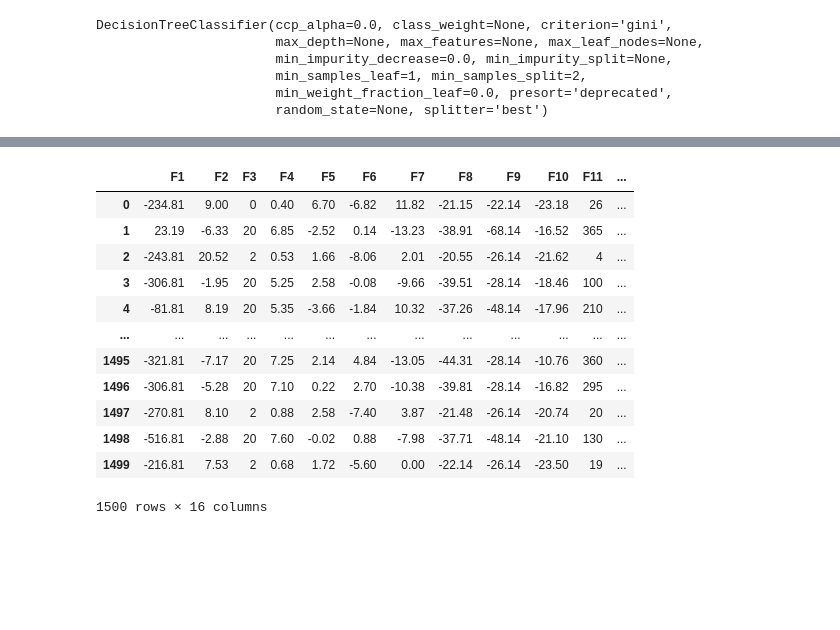
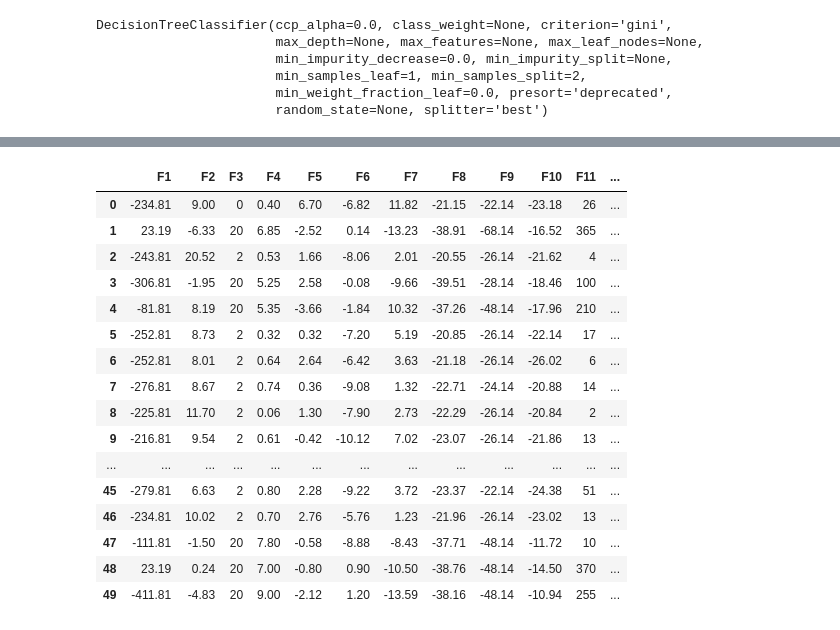
Before and after one commit to BlinkovYevhenGit/ML-techniques-for-TravelInsuranceCompany, a Jupyter notebook: Machine Learning/Assignment 1 ML/CE802_P2_Notebook/CE802_P2_Notebook.ipynb, the cells around one changed output, grey strips where cells are left out. Cells and saved outputs as stored; diff of their text form; code cells hidden in the pictures; blank space fills up the shorter version.

```diff
--- a/Machine Learning/Assignment 1 ML/CE802_P2_Notebook/CE802_P2_Notebook.ipynb
+++ b/Machine Learning/Assignment 1 ML/CE802_P2_Notebook/CE802_P2_Notebook.ipynb
@@ -308,5 +277,0 @@ test_data.to_csv(lin_file, sep=',')
-# %%
-y_pred_test = rbf.predict(X_test)
-y_pred_test
-for i in range(0,len(y_pred_test)):
-    test_data.loc[i,'Class']=y_pred_test[i]
@@ -339,22 +291,35 @@ from PIL import Image
 f = Image.open("Results/tree.tif").show()
-# %%
-y_predict_test = dtc.predict(X_test)
-for i in range(0,len(y_predict_test)):
-    test_data.loc[i,'Class']=y_predict_test[i]
+# %%
+test_data=test_data.drop(['Class'], axis=1)
+# %%
+y_predict_knn = knn.predict(X_test)
+y_pred_test_lin = lin.predict(X_test)
+y_pred_test_rbf=rbf.predict(X_test)
+y_predict_test_dtc = dtc.predict(X_test)
+
+for i in range(0,len(y_predict_knn)):
+    test_data.loc[i,'KNN Class']=y_predict_knn[i]
+    test_data.loc[i,'SVM(Linear) Class']=y_pred_test_lin[i]
+    test_data.loc[i,'SVM(rbf) Class']=y_pred_test_rbf[i]
+    test_data.loc[i,'Decision Tree Class']=y_predict_test_dtc[i]
 # %%
-test_data
+test_data.head(50)
 # %% [output]
 |  | F1 | F2 | F3 | F4 | F5 | F6 | F7 | F8 | F9 | F10 | F11 | ... |
 | 0 | -234.81 | 9.00 | 0 | 0.40 | 6.70 | -6.82 | 11.82 | -21.15 | -22.14 | -23.18 | 26 | ... |
 | 1 | 23.19 | -6.33 | 20 | 6.85 | -2.52 | 0.14 | -13.23 | -38.91 | -68.14 | -16.52 | 365 | ... |
 | 2 | -243.81 | 20.52 | 2 | 0.53 | 1.66 | -8.06 | 2.01 | -20.55 | -26.14 | -21.62 | 4 | ... |
 | 3 | -306.81 | -1.95 | 20 | 5.25 | 2.58 | -0.08 | -9.66 | -39.51 | -28.14 | -18.46 | 100 | ... |
 | 4 | -81.81 | 8.19 | 20 | 5.35 | -3.66 | -1.84 | 10.32 | -37.26 | -48.14 | -17.96 | 210 | ... |
+| 5 | -252.81 | 8.73 | 2 | 0.32 | 0.32 | -7.20 | 5.19 | -20.85 | -26.14 | -22.14 | 17 | ... |
+| 6 | -252.81 | 8.01 | 2 | 0.64 | 2.64 | -6.42 | 3.63 | -21.18 | -26.14 | -26.02 | 6 | ... |
+| 7 | -276.81 | 8.67 | 2 | 0.74 | 0.36 | -9.08 | 1.32 | -22.71 | -24.14 | -20.88 | 14 | ... |
+| 8 | -225.81 | 11.70 | 2 | 0.06 | 1.30 | -7.90 | 2.73 | -22.29 | -26.14 | -20.84 | 2 | ... |
+| 9 | -216.81 | 9.54 | 2 | 0.61 | -0.42 | -10.12 | 7.02 | -23.07 | -26.14 | -21.86 | 13 | ... |
 | ... | ... | ... | ... | ... | ... | ... | ... | ... | ... | ... | ... | ... |
-| 1495 | -321.81 | -7.17 | 20 | 7.25 | 2.14 | 4.84 | -13.05 | -44.31 | -28.14 | -10.76 | 360 | ... |
-| 1496 | -306.81 | -5.28 | 20 | 7.10 | 0.22 | 2.70 | -10.38 | -39.81 | -28.14 | -16.82 | 295 | ... |
-| 1497 | -270.81 | 8.10 | 2 | 0.88 | 2.58 | -7.40 | 3.87 | -21.48 | -26.14 | -20.74 | 20 | ... |
-| 1498 | -516.81 | -2.88 | 20 | 7.60 | -0.02 | 0.88 | -7.98 | -37.71 | -48.14 | -21.10 | 130 | ... |
-| 1499 | -216.81 | 7.53 | 2 | 0.68 | 1.72 | -5.60 | 0.00 | -22.14 | -26.14 | -23.50 | 19 | ... |
+| 45 | -279.81 | 6.63 | 2 | 0.80 | 2.28 | -9.22 | 3.72 | -23.37 | -22.14 | -24.38 | 51 | ... |
+| 46 | -234.81 | 10.02 | 2 | 0.70 | 2.76 | -5.76 | 1.23 | -21.96 | -26.14 | -23.02 | 13 | ... |
+| 47 | -111.81 | -1.50 | 20 | 7.80 | -0.58 | -8.88 | -8.43 | -37.71 | -48.14 | -11.72 | 10 | ... |
+| 48 | 23.19 | 0.24 | 20 | 7.00 | -0.80 | 0.90 | -10.50 | -38.76 | -48.14 | -14.50 | 370 | ... |
+| 49 | -411.81 | -4.83 | 20 | 9.00 | -2.12 | 1.20 | -13.59 | -38.16 | -48.14 | -10.94 | 255 | ... |
-1500 rows × 16 columns
 # %%
```
Also changed, not shown: parts of 27 cells of this notebook, 4 other files.
